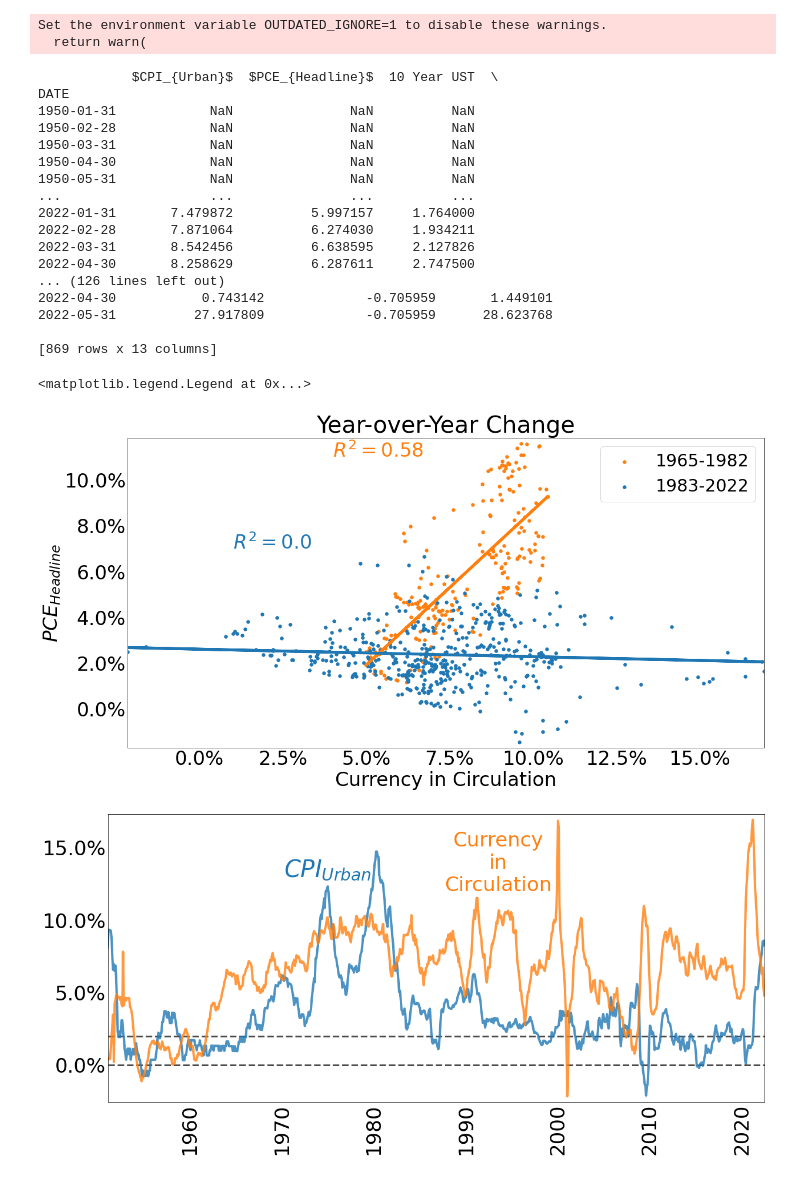
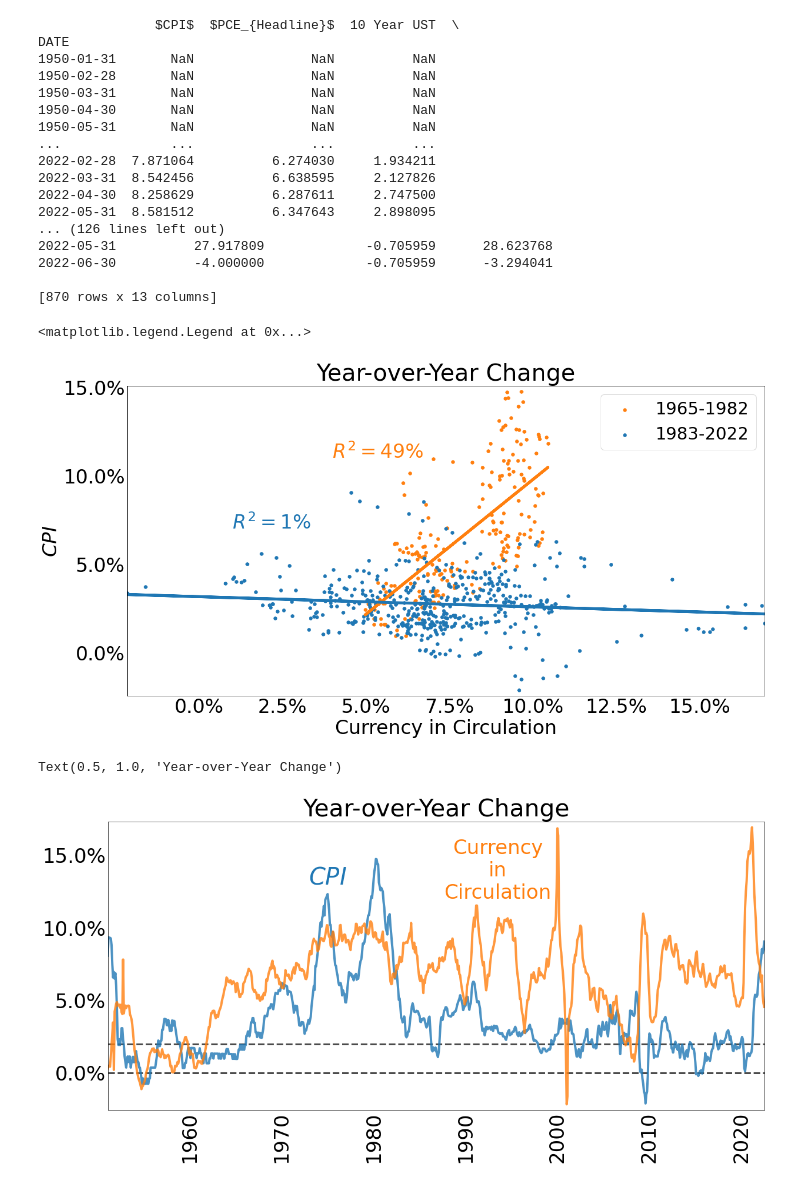
Before and after one commit to jlcatonjr/Learn-Python-for-Stats-and-Econ, a Jupyter notebook: Projects/SMP Data/Are We Really Experiencing 1970s-style Inflation.ipynb, the cells around one changed output. Saved outputs shown, nothing was run; the diff lists cells and outputs as text; code cells hidden in the pictures.

```diff
--- a/Projects/SMP Data/Are We Really Experiencing 1970s-style Inflation.ipynb
+++ b/Projects/SMP Data/Are We Really Experiencing 1970s-style Inflation.ipynb
@@ -154,6 +157,6 @@ def gather_data(data_codes, start, end = datetime.datetime.today(), freq = "A"):
 # %%
 
-data_dict = {"$CPI_{Urban}$":"CPIAUCNS",
+data_dict = {"$CPI$":"CPIAUCNS",
              "$PCE_{Headline}$": "PCEPI",
              "10 Year UST": "DGS10",
              "Effective Federal Funds Rate (%)": "DFF",
@@ -169,9 +172,6 @@ end =datetime.datetime.today()
 data = gather_data(data_dict, start,
           end = end, freq = freq)
 data["Natural Rate of Unemployment"]= data["Natural Rate of Unemployment"].interpolate(option="linear")
-# %% [output]
-Set the environment variable OUTDATED_IGNORE=1 to disable these warnings.
-  return warn(
 # %%
 keys = data.keys()
 annual_rate = data.copy()
@@ -201,23 +201,23 @@ for df in [annual_rate, monthly_rate]:
     df["Loss Function"] = df["Inflation Loss Sq"].sub(df["Unemployment Loss Sq"])
     print(df)
 # %% [output]
-            $CPI_{Urban}$  $PCE_{Headline}$  10 Year UST  \
+               $CPI$  $PCE_{Headline}$  10 Year UST  \
 DATE
-1950-01-31            NaN               NaN          NaN
-1950-02-28            NaN               NaN          NaN
-1950-03-31            NaN               NaN          NaN
-1950-04-30            NaN               NaN          NaN
-1950-05-31            NaN               NaN          NaN
-...                   ...               ...          ...
-2022-01-31       7.479872          5.997157     1.764000
-2022-02-28       7.871064          6.274030     1.934211
-2022-03-31       8.542456          6.638595     2.127826
-2022-04-30       8.258629          6.287611     2.747500
+1950-01-31       NaN               NaN          NaN
+1950-02-28       NaN               NaN          NaN
+1950-03-31       NaN               NaN          NaN
+1950-04-30       NaN               NaN          NaN
+1950-05-31       NaN               NaN          NaN
+...              ...               ...          ...
+2022-02-28  7.871064          6.274030     1.934211
+2022-03-31  8.542456          6.638595     2.127826
+2022-04-30  8.258629          6.287611     2.747500
+2022-05-31  8.581512          6.347643     2.898095
 ... (126 lines left out)
-2022-04-30           0.743142             -0.705959       1.449101
 2022-05-31          27.917809             -0.705959      28.623768
+2022-06-30          -4.000000             -0.705959      -3.294041
 
-[869 rows x 13 columns]
+[870 rows x 13 columns]
 # %%
 import statsmodels.api as sm
 plt.rcParams['axes.ymargin'] = 0.02
@@ -225,7 +225,7 @@ plt.rcParams['axes.xmargin'] = 0.00
 
 plt.rcParams.update({'font.size': 34})
 fig,ax = plt.subplots(figsize=(20,10))
-plot_vars = ["$PCE_{Headline}$", "Currency in Circulation"]
+plot_vars = ["$CPI$", "Currency in Circulation"]
 dates = [1964, 1982, 2022]#, "2022"]
 for i in range(len(dates) - 1):
     start = str(dates[i] +1)
@@ -251,7 +251,7 @@ for i in range(len(dates) - 1):
     # = results.fittedvalues
     ax.plot(X_new[plot_vars[1]], X_new["Trend"], linewidth = 5,
                         color = "C" + str(len(dates) - 2  - i))
-    ax.text(4 - i * 3,  11 - i * 4, "$R^2=$" + str(round(results.rsquared,2)), color = "C" + str(len(dates) - 2  - i))
+    ax.text(4 - i * 3,  11 - i * 4, "$R^2=$" + str(int(round(results.rsquared*100,0))) + "%", color = "C" + str(len(dates) - 2  - i))
 ax.set_xticklabels([str(x) + "%" for x in ax.get_xticks()])
 ax.set_yticklabels([str(y) + "%" for y in ax.get_yticks()])
 
@@ -264,32 +264,33 @@ plt.legend(fontsize = 30)
 # df.keys()
 # %% [output]
 <matplotlib.legend.Legend at 0x...>
-[figure, old version]
+[figure, new version]
 # %%
 plt.rcParams['axes.ymargin'] = 0.02
 plt.rcParams['axes.xmargin'] = 0.00
 
 plt.rcParams.update({'font.size': 34})
-plot_vars = ["$CPI_{Urban}$", "Currency in Circulation"]
+plot_vars = ["$CPI$", "Currency in Circulation"]
 plot_df = annual_rate[plot_vars]#.dropna()
 fig,ax = plt.subplots(figsize=(20,10))
 ax.axhline(0, ls = "--", linewidth = 3, color = "k", alpha = .7)
 ax.axhline(2, ls = "--", linewidth = 3, color = "k", alpha = .7)
 plot_df.plot(ax = ax, linewidth = 4, legend = False, alpha = .8)
 plot_df.loc["1983":].corr()
 plt.xticks(rotation = 90, ha = "center")
 
 ax.set_yticklabels([str(y) + "%" for y in ax.get_yticks()])
 ax.set_xlabel("")
 ax.text("1993-07", 12, plot_vars[1].replace(" ","\n"), ha = "center", color = "C1")
 ax.text("1975", 13, plot_vars[0].replace(" ","\n"), ha = "center", color = "C0", fontsize = 40)
 ax.tick_params('both', length=0, which='both')
-
+ax.set_title("Year-over-Year Change")
 # plot_lines(plot_df, linewidth = 5)
 
 #plot_df.to_csv("inflationData.csv")
 # %% [output]
+Text(0.5, 1.0, 'Year-over-Year Change')
-[figure, old version]
+[figure, new version]
 # %%
 fig,ax = plt.subplots(figsize=(20,15))
 ax.axhline(0, linestyle = "--", linewidth = 5, color = "k", alpha = .5)
```
Also changed, not shown: parts of 5 cells of this notebook, 8 other files.
